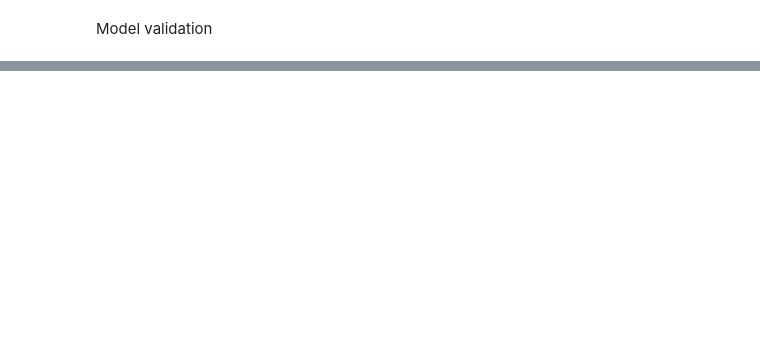
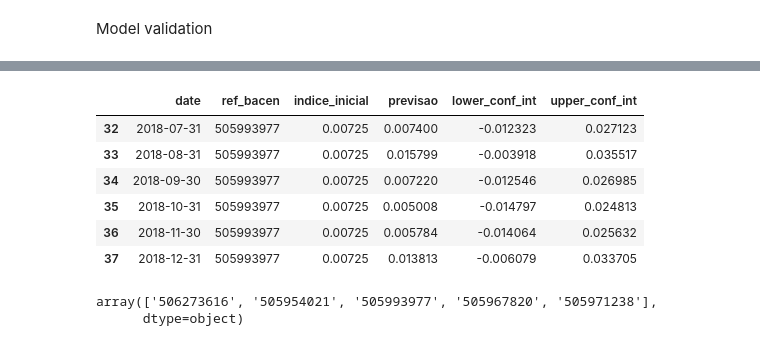
Before and after one commit to PhatomFatec/GeoForesight-back, a Jupyter notebook: notebooks/4.0-lg-Forecast.ipynb, the cells around one changed output, grey strips where cells are left out. Saved outputs shown, nothing was run; the diff lists cells and outputs as text; code cells hidden in the pictures; blank space fills up the shorter version.

```diff
--- a/notebooks/4.0-lg-Forecast.ipynb
+++ b/notebooks/4.0-lg-Forecast.ipynb
@@ -317,0 +242,14 @@ Name: pred, dtype: float64
+# %%
+
+# Filtrar os dados para um 'ref_bacen' específico, se necessário
+ref_bacen = '505993977'  # Substitua pelo valor desejado
+
+dados_filtrados = previsoes_df[previsoes_df['ref_bacen'] == ref_bacen]
+# %% [output]
+|  | date | ref_bacen | indice_inicial | previsao | lower_conf_int | upper_conf_int |
+| 32 | 2018-07-31 | 505993977 | 0.00725 | 0.007400 | -0.012323 | 0.027123 |
+| 33 | 2018-08-31 | 505993977 | 0.00725 | 0.015799 | -0.003918 | 0.035517 |
+| 34 | 2018-09-30 | 505993977 | 0.00725 | 0.007220 | -0.012546 | 0.026985 |
+| 35 | 2018-10-31 | 505993977 | 0.00725 | 0.005008 | -0.014797 | 0.024813 |
+| 36 | 2018-11-30 | 505993977 | 0.00725 | 0.005784 | -0.014064 | 0.025632 |
+| 37 | 2018-12-31 | 505993977 | 0.00725 | 0.013813 | -0.006079 | 0.033705 |
@@ -317,0 +258,5 @@ Name: pred, dtype: float64
+# %%
+previsoes_df_final['ref_bacen'].unique()
+# %% [output]
+array(['506273616', '505954021', '505993977', '505967820', '505971238'],
+      dtype=object)
```
Also changed, not shown: parts of 24 cells of this notebook, 3 other files.
